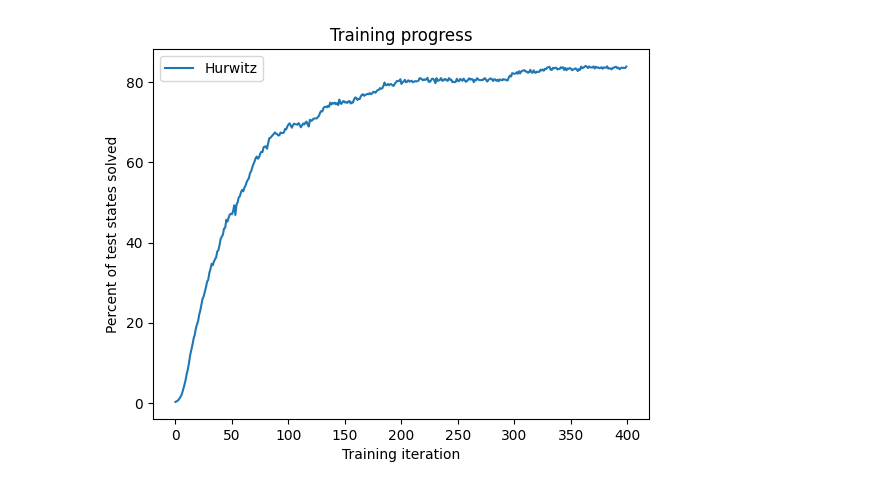
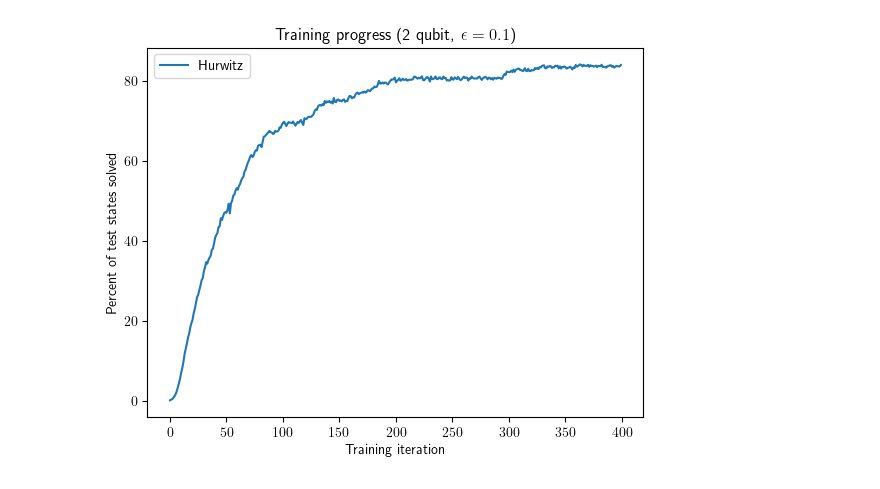
Before and after one commit to ian-turner/DeepQubit, a Jupyter notebook: data/training/training-graphics.ipynb, the cells around one changed output. Saved outputs shown, nothing was run; the diff lists cells and outputs as text; code cells hidden in the pictures.

Commit message:
data and pngs

```diff
--- a/data/training/training-graphics.ipynb
+++ b/data/training/training-graphics.ipynb
@@ -1,6 +1,7 @@
 # %%
 import numpy as np
 import matplotlib.pyplot as plt
+plt.rcParams['text.usetex'] = True
 # %%
 # loading data
 names = ['Base', 'Quaternion', 'Hurwitz']
@@ -12,7 +13,7 @@ data = [np.loadtxt(x) for x in [
 
 # plot setup
 fig, ax = plt.subplots()
-ax.set_title('Training progress')
+ax.set_title(r'Training progress (1 qubit, $\epsilon=0.01$)')
 ax.set_xlabel('Training iteration')
 ax.set_ylabel('Percent of test states solved')
 
@@ -28,21 +28,0 @@ plt.show()
-# %%
-# loading data
-names = ['Base', 'Hurwitz']
-data = [np.loadtxt(x) for x in [
-    '2q5e-1-base.txt',
-    '2q5e-1-H-P-L15.txt',
-]]
-
-# plot setup
-fig, ax = plt.subplots()
-ax.set_title('Training progress')
-ax.set_xlabel('Training iteration')
-ax.set_ylabel('Percent of test states solved')
-
-for (name, ys) in zip(names, data):
-    ax.plot(ys, label=name)
-
-# plot customization
-ax.legend()
-
-plt.show()
@@ -51,23 +29,22 @@ plt.show()
 # %%
 # loading data
 names = ['Hurwitz']
 data = [np.loadtxt(x) for x in [
-    #'2q5e-1-base.txt',
     '2q1e-1-H-P-L15.txt',
 ]]
 
 # plot setup
 fig, ax = plt.subplots()
-ax.set_title('Training progress')
+ax.set_title(r'Training progress (2 qubit, $\epsilon=0.1$)')
 ax.set_xlabel('Training iteration')
 ax.set_ylabel('Percent of test states solved')
 
 for (name, ys) in zip(names, data):
     ax.plot(ys, label=name)
 
 # plot customization
 ax.legend()
 
 plt.show()
 # %% [output]
-[figure, old version]
+[figure, new version]
```
Also changed, not shown: parts of 3 cells of this notebook, 6 other files.
